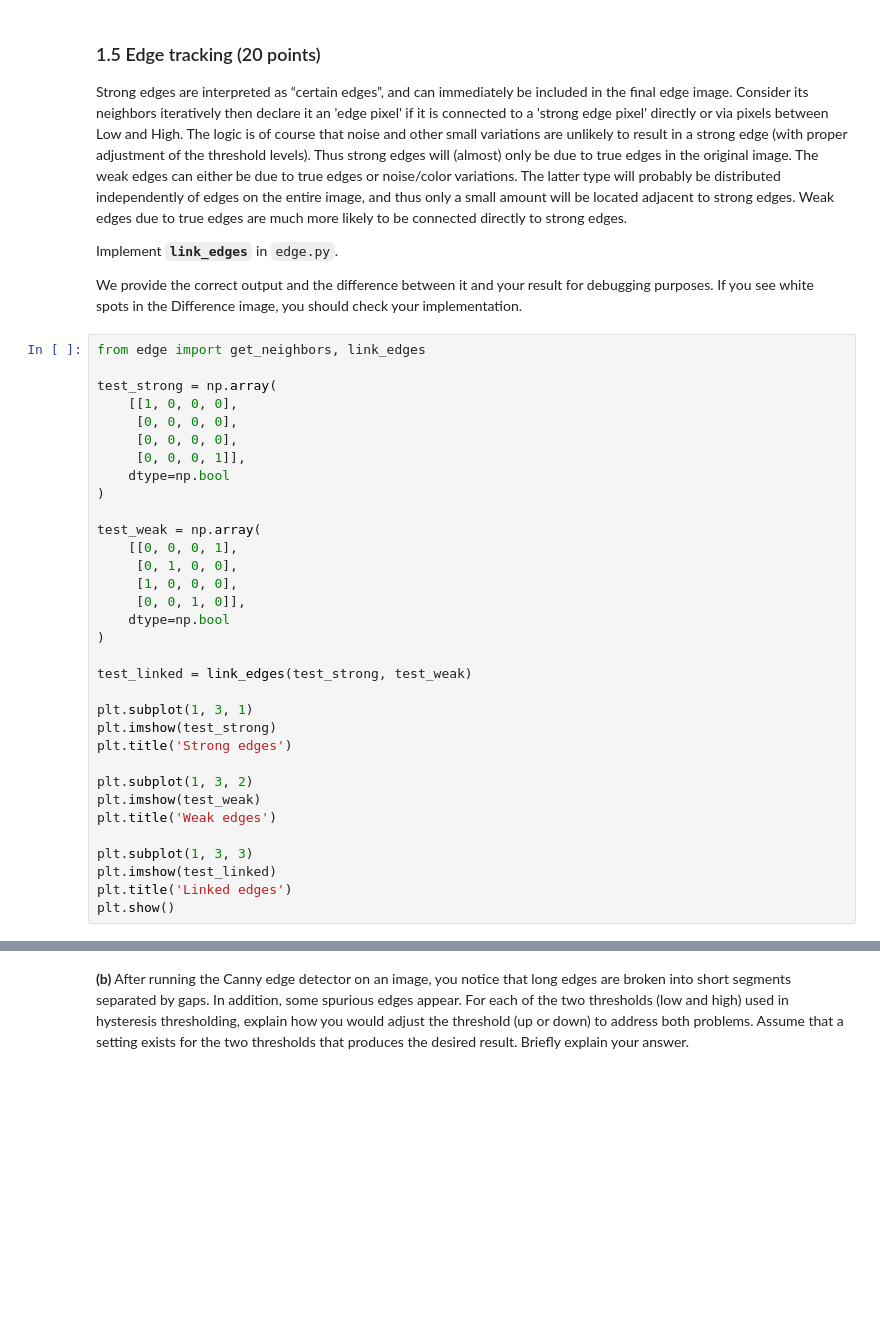
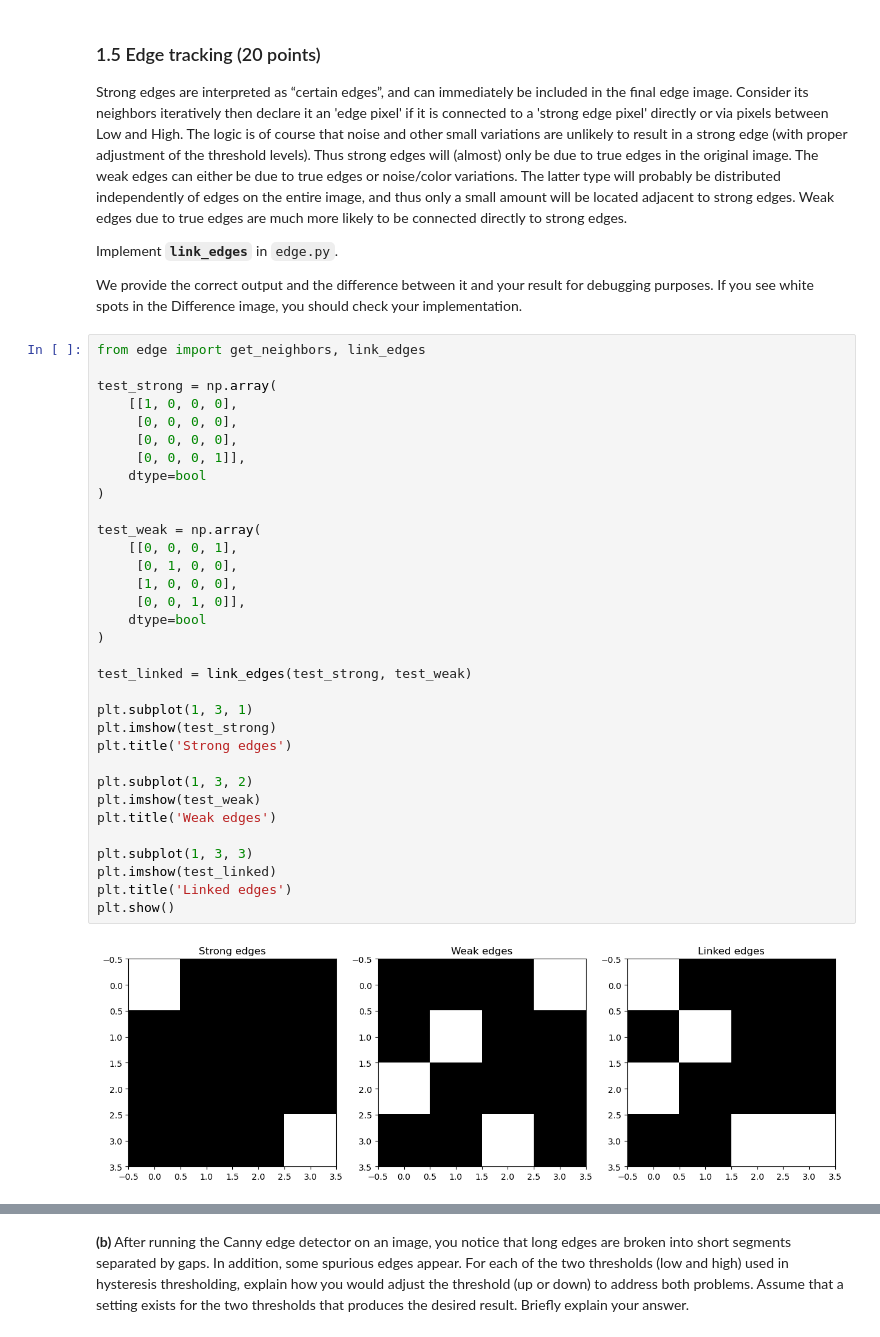
Before and after one commit to chiro2001/cv-lab, a Jupyter notebook: Homework2/Part2/hw2_p2.ipynb, the cells around one changed output, grey strips where cells are left out. Saved outputs shown, nothing was run; the diff lists cells and outputs as text; blank space fills up the shorter version.

```diff
--- a/Homework2/Part2/hw2_p2.ipynb
+++ b/Homework2/Part2/hw2_p2.ipynb
@@ -286,35 +348,37 @@ We provide the correct output and the difference between it and your result for
 from edge import get_neighbors, link_edges
 
 test_strong = np.array(
     [[1, 0, 0, 0],
      [0, 0, 0, 0],
      [0, 0, 0, 0],
      [0, 0, 0, 1]],
-    dtype=np.bool
+    dtype=bool
 )
 
 test_weak = np.array(
     [[0, 0, 0, 1],
      [0, 1, 0, 0],
      [1, 0, 0, 0],
      [0, 0, 1, 0]],
-    dtype=np.bool
+    dtype=bool
 )
 
 test_linked = link_edges(test_strong, test_weak)
 
 plt.subplot(1, 3, 1)
 plt.imshow(test_strong)
 plt.title('Strong edges')
 
 plt.subplot(1, 3, 2)
 plt.imshow(test_weak)
 plt.title('Weak edges')
 
 plt.subplot(1, 3, 3)
 plt.imshow(test_linked)
 plt.title('Linked edges')
 plt.show()
+# %% [output]
+[figure, added]
 # %%
 edges = link_edges(strong_edges, weak_edges)
 
```
Also changed, not shown: parts of 18 cells of this notebook, 1 other file.
